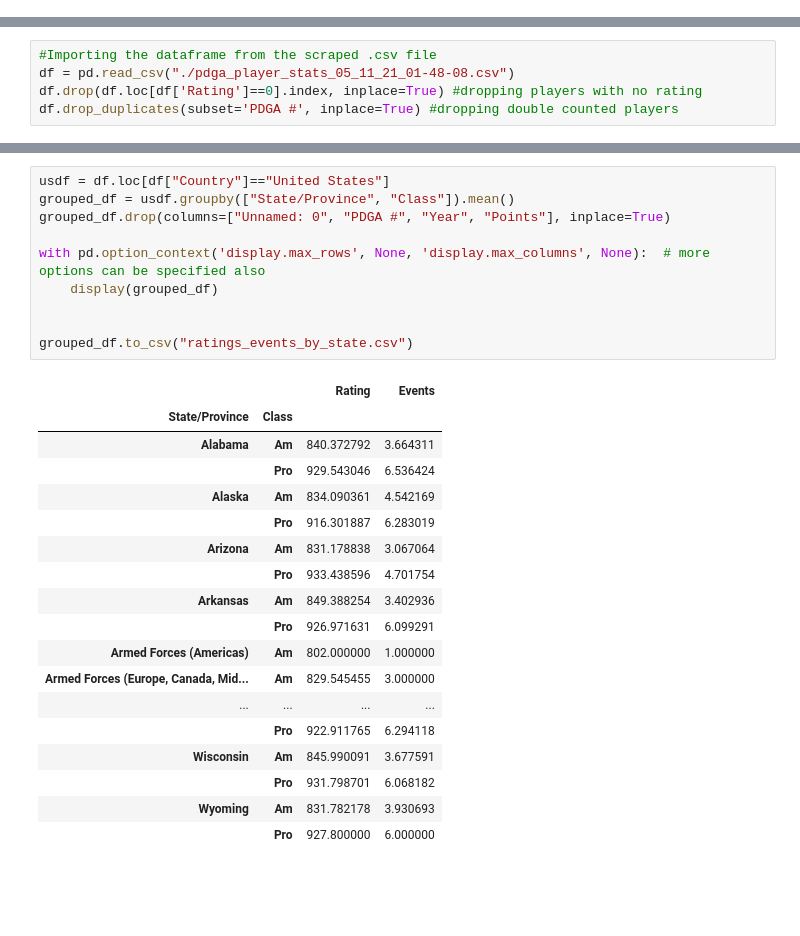
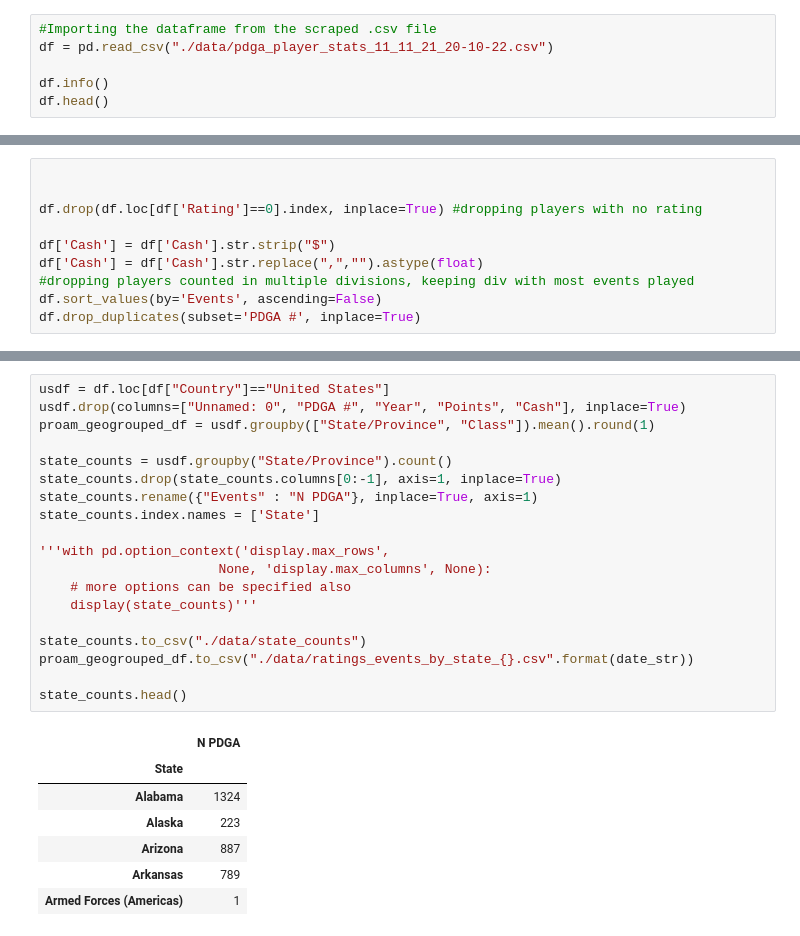
Before and after one commit to DustinEagar/pdga_stats, a Jupyter notebook: pdga_analysis.ipynb, the cells around one changed output, grey strips where cells are left out. Saved outputs shown, nothing was run; the diff lists cells and outputs as text; blank space fills up the shorter version.

```diff
--- a/pdga_analysis.ipynb
+++ b/pdga_analysis.ipynb
@@ -26,0 +59,6 @@ style.use("ggplot")
+# %%
+#Importing the dataframe from the scraped .csv file
+df = pd.read_csv("./data/pdga_player_stats_11_11_21_20-10-22.csv")
+
+df.info()
+df.head()
@@ -27,6 +98,11 @@ style.use("ggplot")
 # %%
-#Importing the dataframe from the scraped .csv file
-df = pd.read_csv("./pdga_player_stats_05_11_21_01-48-08.csv")
+
+
 df.drop(df.loc[df['Rating']==0].index, inplace=True) #dropping players with no rating
-df.drop_duplicates(subset='PDGA #', inplace=True) #dropping double counted players
+
+df['Cash'] = df['Cash'].str.strip("$")
+df['Cash'] = df['Cash'].str.replace(",","").astype(float)
+#dropping players counted in multiple divisions, keeping div with most events played
+df.sort_values(by='Events', ascending=False)
+df.drop_duplicates(subset='PDGA #', inplace=True)
 # %%
@@ -57,29 +227,27 @@ sns_div_kdeplot.figure.savefig("div_kdeplot.png", facecolor='w')
 # %%
 usdf = df.loc[df["Country"]=="United States"]
-grouped_df = usdf.groupby(["State/Province", "Class"]).mean()
-grouped_df.drop(columns=["Unnamed: 0", "PDGA #", "Year", "Points"], inplace=True)
+usdf.drop(columns=["Unnamed: 0", "PDGA #", "Year", "Points", "Cash"], inplace=True)
+proam_geogrouped_df = usdf.groupby(["State/Province", "Class"]).mean().round(1)
 
-with pd.option_context('display.max_rows', None, 'display.max_columns', None):  # more options can be specified also
-    display(grouped_df)
+state_counts = usdf.groupby("State/Province").count()
+state_counts.drop(state_counts.columns[0:-1], axis=1, inplace=True)
+state_counts.rename({"Events" : "N PDGA"}, inplace=True, axis=1)
+state_counts.index.names = ['State']
 
+'''with pd.option_context('display.max_rows',
+                       None, 'display.max_columns', None):
+    # more options can be specified also
+    display(state_counts)'''
 
-grouped_df.to_csv("ratings_events_by_state.csv")
+state_counts.to_csv("./data/state_counts")
+proam_geogrouped_df.to_csv("./data/ratings_events_by_state_{}.csv".format(date_str))
+
+state_counts.head()
 # %% [output]
-|  |  | Rating | Events |
-| State/Province | Class |  |  |
-| Alabama | Am | 840.372792 | 3.664311 |
-|  | Pro | 929.543046 | 6.536424 |
-| Alaska | Am | 834.090361 | 4.542169 |
-|  | Pro | 916.301887 | 6.283019 |
-| Arizona | Am | 831.178838 | 3.067064 |
-|  | Pro | 933.438596 | 4.701754 |
-| Arkansas | Am | 849.388254 | 3.402936 |
-|  | Pro | 926.971631 | 6.099291 |
-| Armed Forces (Americas) | Am | 802.000000 | 1.000000 |
-| Armed Forces (Europe, Canada, Mid... | Am | 829.545455 | 3.000000 |
-| ... | ... | ... | ... |
-|  | Pro | 922.911765 | 6.294118 |
-| Wisconsin | Am | 845.990091 | 3.677591 |
-|  | Pro | 931.798701 | 6.068182 |
-| Wyoming | Am | 831.782178 | 3.930693 |
-|  | Pro | 927.800000 | 6.000000 |
+|  | N PDGA |
+| State |  |
+| Alabama | 1324 |
+| Alaska | 223 |
+| Arizona | 887 |
+| Arkansas | 789 |
+| Armed Forces (Americas) | 1 |
```
Also changed, not shown: parts of 31 cells of this notebook, 15 other files.
